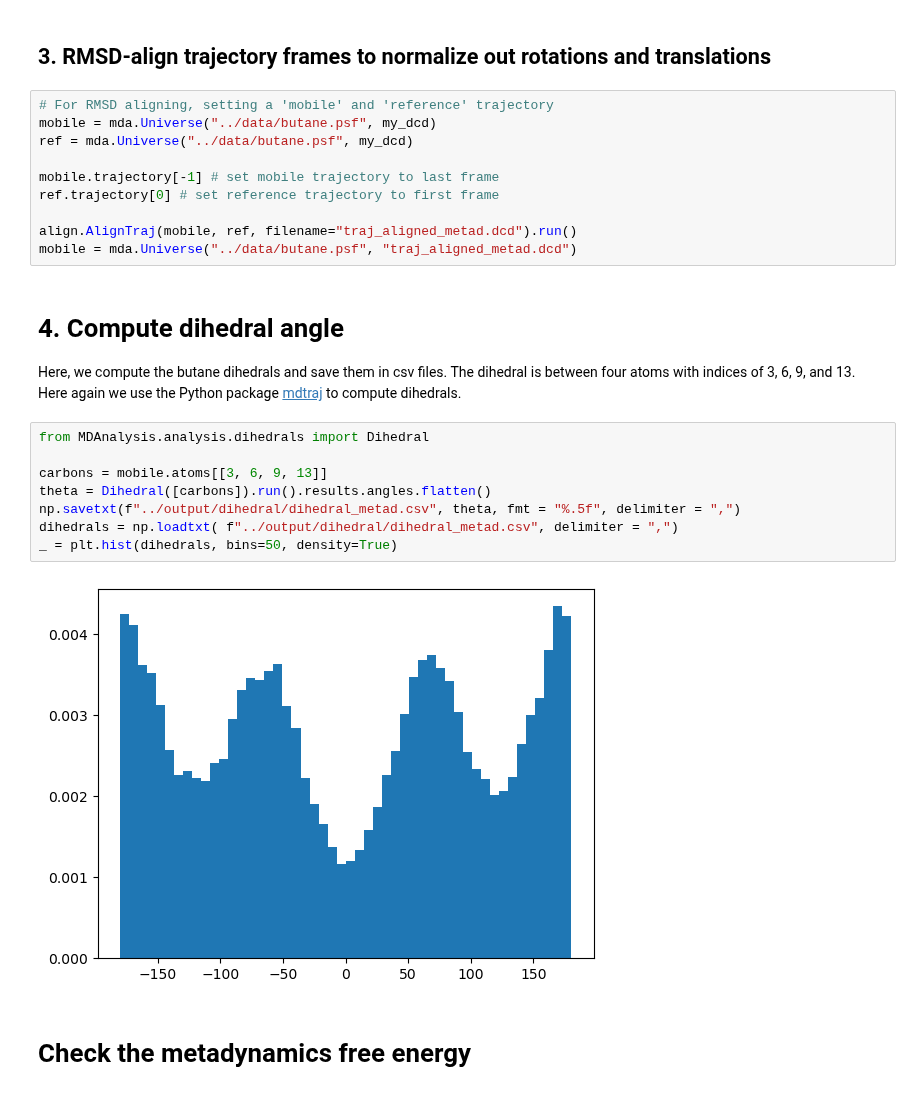
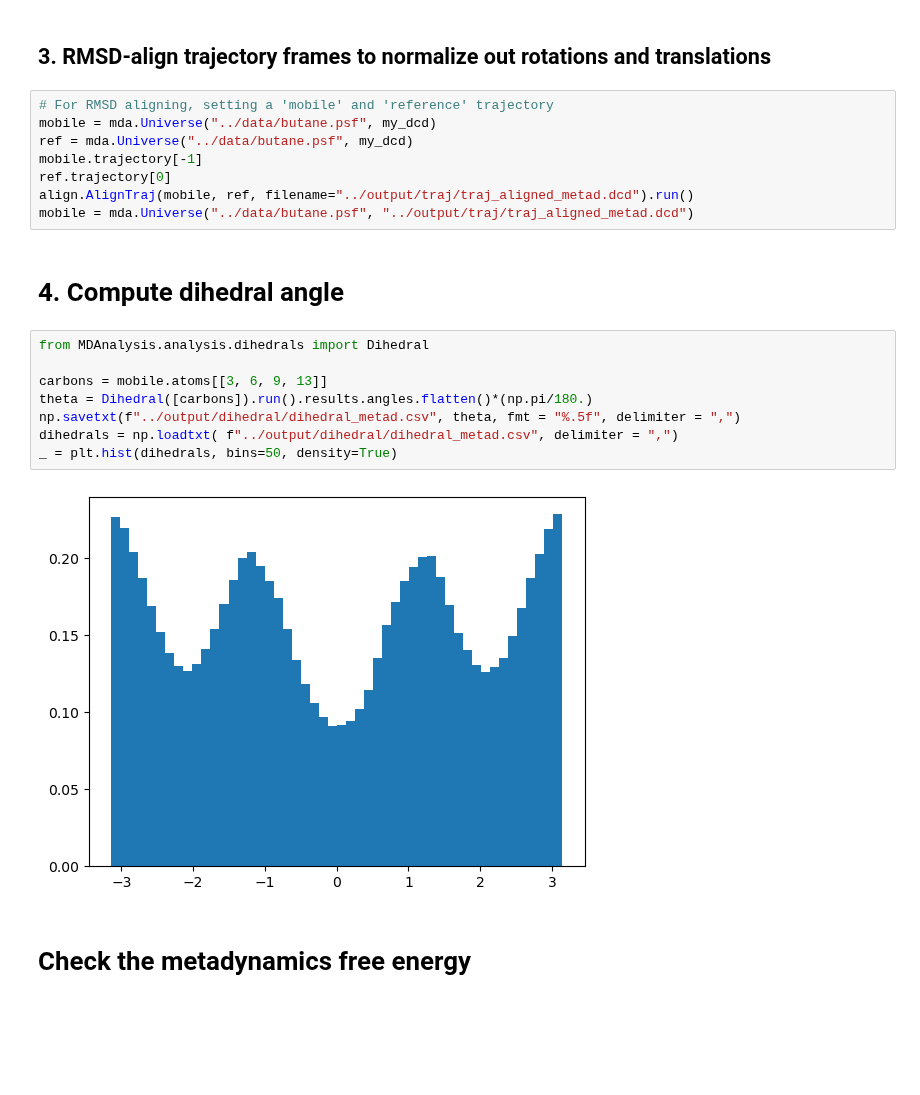
Before and after one commit to aevans1/butane, a Jupyter notebook: script/butane_openmm_metadynamics_mdanalysis.ipynb, the cells around one changed output. Cells and saved outputs as stored; diff of their text form; blank space fills up the shorter version.

Commit message:
redoing post-prodcessing with mdanalysis instead of mdtraj

```diff
--- a/script/butane_openmm_metadynamics_mdanalysis.ipynb
+++ b/script/butane_openmm_metadynamics_mdanalysis.ipynb
@@ -122,28 +124,22 @@ if SIMULATE:
 # For RMSD aligning, setting a 'mobile' and 'reference' trajectory
 mobile = mda.Universe("../data/butane.psf", my_dcd)
 ref = mda.Universe("../data/butane.psf", my_dcd)
-
-mobile.trajectory[-1] # set mobile trajectory to last frame
-ref.trajectory[0] # set reference trajectory to first frame
-
-align.AlignTraj(mobile, ref, filename="traj_aligned_metad.dcd").run()
-mobile = mda.Universe("../data/butane.psf", "traj_aligned_metad.dcd")
+mobile.trajectory[-1]
+ref.trajectory[0]
+align.AlignTraj(mobile, ref, filename="../output/traj/traj_aligned_metad.dcd").run()
+mobile = mda.Universe("../data/butane.psf", "../output/traj/traj_aligned_metad.dcd")
-# %% [markdown]
-# 4. Compute dihedral angle
-
-Here, we compute the butane dihedrals and
-save them in csv files. The dihedral is between four atoms with indices of 3, 6, 9, and 13.
-Here again we use the Python package [mdtraj](https://mdtraj.org/) to compute dihedrals.
+# %% [markdown]
+# 4. Compute dihedral angle
 # %%
 from MDAnalysis.analysis.dihedrals import Dihedral
 
 carbons = mobile.atoms[[3, 6, 9, 13]]
-theta = Dihedral([carbons]).run().results.angles.flatten()
+theta = Dihedral([carbons]).run().results.angles.flatten()*(np.pi/180.)
 np.savetxt(f"../output/dihedral/dihedral_metad.csv", theta, fmt = "%.5f", delimiter = ",")
 dihedrals = np.loadtxt( f"../output/dihedral/dihedral_metad.csv", delimiter = ",")
 _ = plt.hist(dihedrals, bins=50, density=True)
 # %% [output]
-[figure, old version]
+[figure, new version]
 # %% [markdown]
 # Check the metadynamics free energy
 # %%
```
Also changed, not shown: parts of 6 cells of this notebook, 16 other files.
